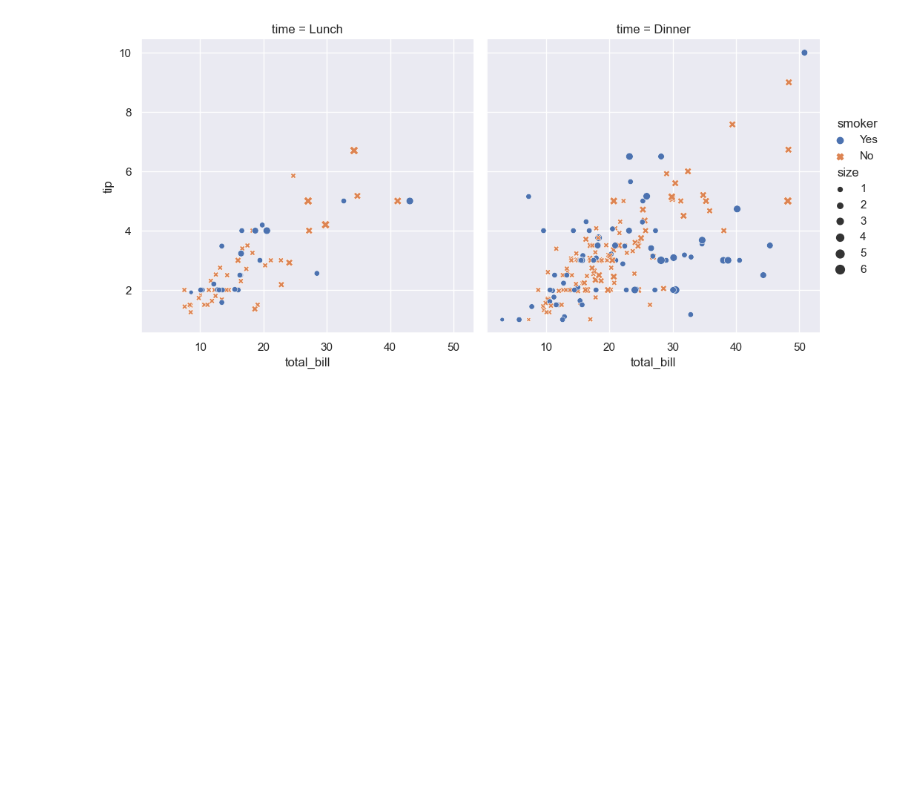
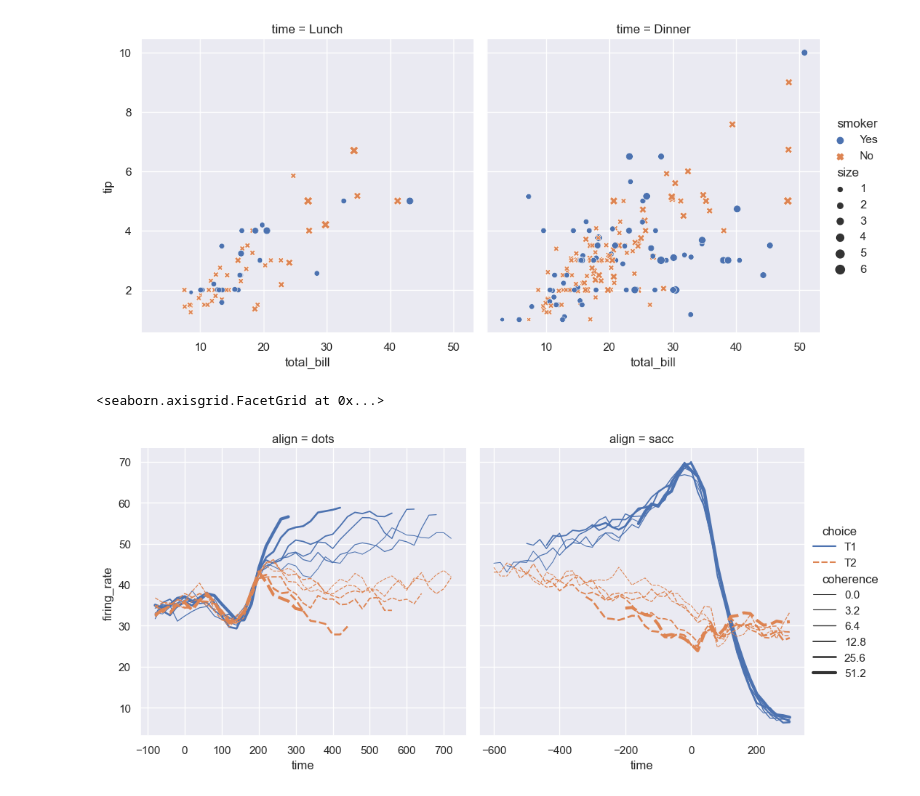
Before and after one commit to nhoglen/ppt-lanes, a Jupyter notebook: Seaborn Tutorial.ipynb, the cells around one changed output. Saved outputs shown, nothing was run; the diff lists cells and outputs as text; code cells hidden in the pictures; blank space fills up the shorter version.

```diff
--- a/Seaborn Tutorial.ipynb
+++ b/Seaborn Tutorial.ipynb
@@ -18,3 +18,15 @@ sns.relplot(
 # %% [output]
 <seaborn.axisgrid.FacetGrid at 0x...>
 [figure]
+# %%
+dots = sns.load_dataset("dots")
+sns.relplot(
+    data=dots, kind="line",
+    x="time", y="firing_rate", col="align",
+    hue="choice", size="coherence", style="choice",
+    facet_kws=dict(sharex=False),
+)
+#ok it makes a ton of sense as to why this dataset would be better represented by a line
+# %% [output]
+<seaborn.axisgrid.FacetGrid at 0x...>
+[figure, added]
```
Also changed, not shown: parts of 7 cells of this notebook.
